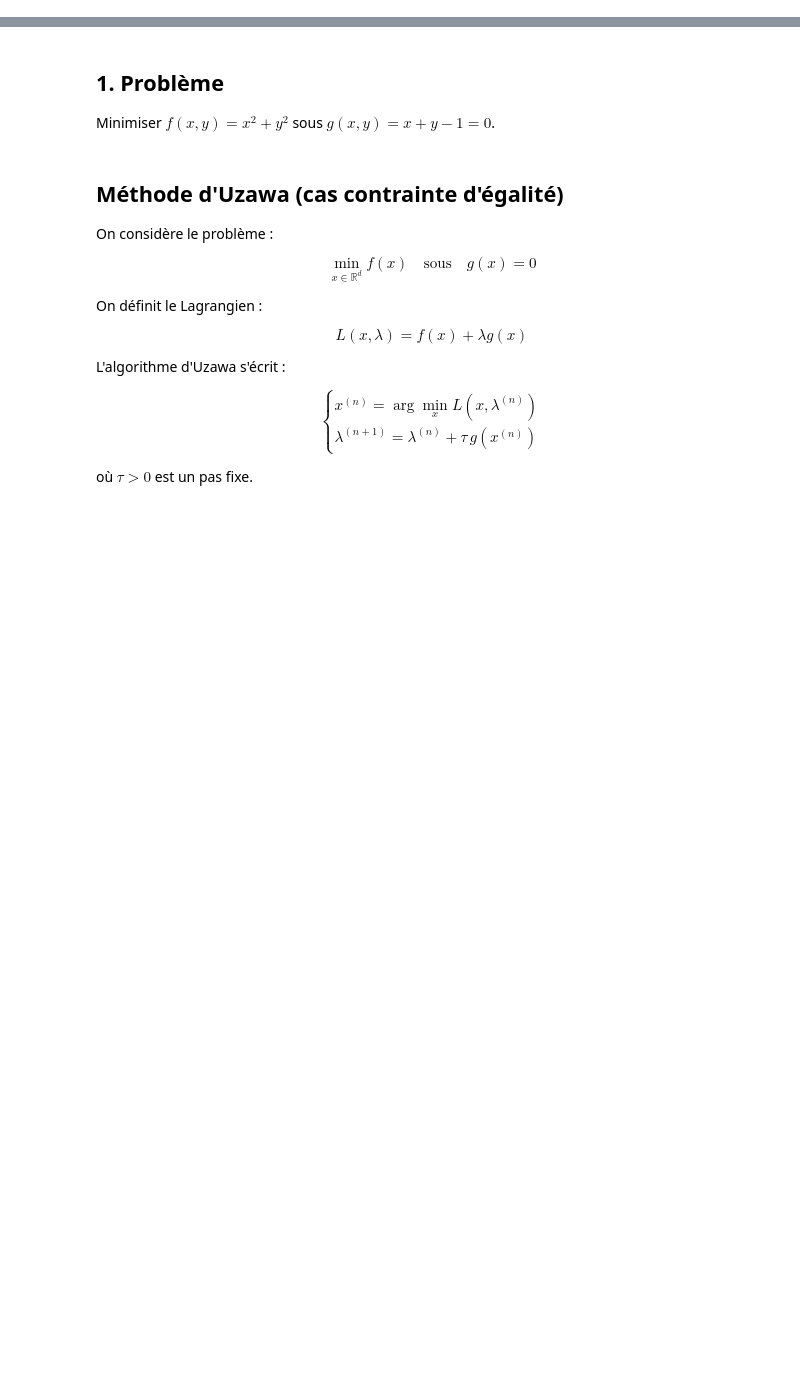
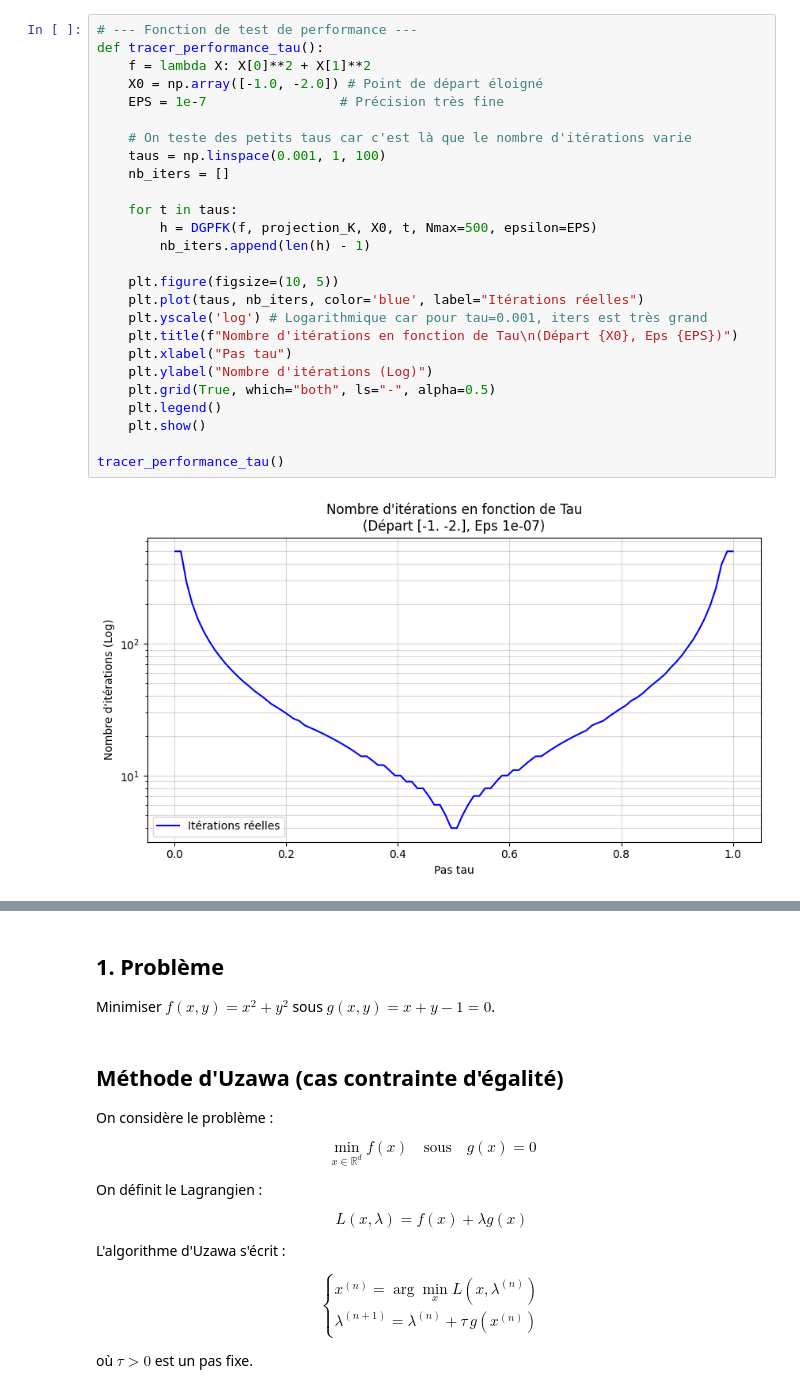
Before and after one commit to okeiiro/optimization-with-constraints, a Jupyter notebook: TP3_Uzawa_MASD.ipynb, the cells around one changed output, grey strips where cells are left out. Drawn from its saved outputs; the diff is of its cells as text; blank space fills up the shorter version.

```diff
--- a/TP3_Uzawa_MASD.ipynb
+++ b/TP3_Uzawa_MASD.ipynb
@@ -0,0 +168,28 @@
+# %%
+# --- Fonction de test de performance ---
+def tracer_performance_tau():
+    f = lambda X: X[0]**2 + X[1]**2
+    X0 = np.array([-1.0, -2.0]) # Point de départ éloigné
+    EPS = 1e-7                 # Précision très fine
+
+    # On teste des petits taus car c'est là que le nombre d'itérations varie
+    taus = np.linspace(0.001, 1, 100)
+    nb_iters = []
+
+    for t in taus:
+        h = DGPFK(f, projection_K, X0, t, Nmax=500, epsilon=EPS)
+        nb_iters.append(len(h) - 1)
+
+    plt.figure(figsize=(10, 5))
+    plt.plot(taus, nb_iters, color='blue', label="Itérations réelles")
+    plt.yscale('log') # Logarithmique car pour tau=0.001, iters est très grand
+    plt.title(f"Nombre d'itérations en fonction de Tau\n(Départ {X0}, Eps {EPS})")
+    plt.xlabel("Pas tau")
+    plt.ylabel("Nombre d'itérations (Log)")
+    plt.grid(True, which="both", ls="-", alpha=0.5)
+    plt.legend()
+    plt.show()
+
+tracer_performance_tau()
+# %% [output]
+[figure, added]
```
Also changed, not shown: parts of 34 cells of this notebook.
